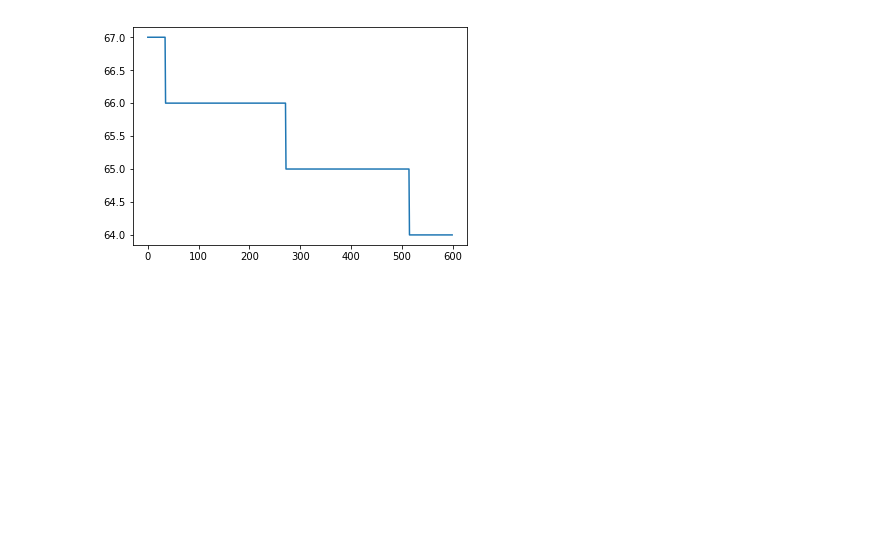
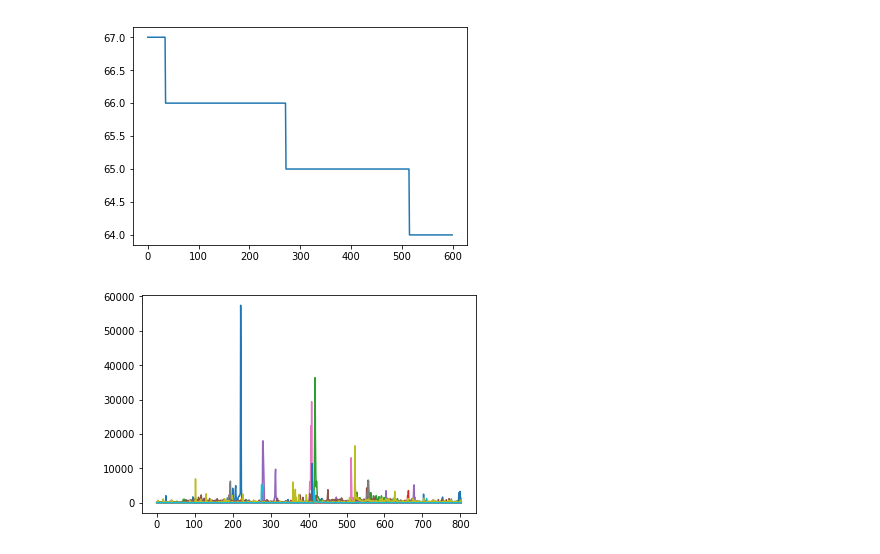
Before and after one commit to tavishcode/fyp, a Jupyter notebook: wiki eda.ipynb, the cells around one changed output. Cells and saved outputs as stored; diff of their text form; code cells hidden in the pictures; blank space fills up the shorter version.

```diff
--- a/wiki eda.ipynb
+++ b/wiki eda.ipynb
@@ -71,3 +81,12 @@ print(min(y[400:1000]), max(y[400:1000]))
 # %%
 # popularities of contents above are fairly similar, this demonstrates that caching will still be
 # a difficult problem eventhough the dataset skewed
+# %%
+borderline_ixs = list(df[740:760].index)
+# %%
+for ix in borderline_ixs:
+    tempdf = pd.read_csv('wikipedia/web-traffic-time-series-forecasting/train_2.csv', skiprows=range(1,ix+1), nrows=1)
+    tempdf.drop('Page', axis=1, inplace=True)
+    plt.plot(tempdf.values.flatten())
+# %% [output]
+[figure, added]
```
Also changed, not shown: parts of 3 cells of this notebook.
